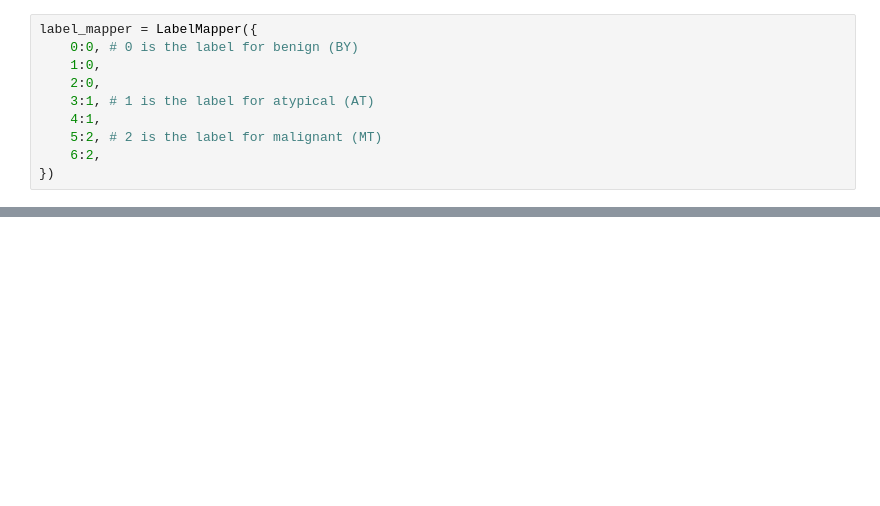
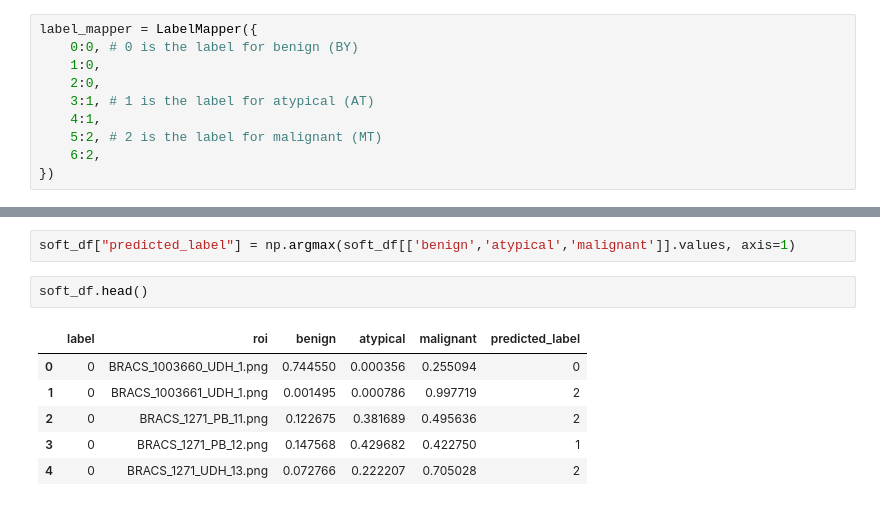
Before and after one commit to Devnetly/Breast-Cancer-Classification, a Jupyter notebook: notebooks/evaluation/resnet18.ipynb, the cells around one changed output, grey strips where cells are left out. Saved outputs shown, nothing was run; the diff lists cells and outputs as text; blank space fills up the shorter version.

```diff
--- a/notebooks/evaluation/resnet18.ipynb
+++ b/notebooks/evaluation/resnet18.ipynb
@@ -112,0 +242,11 @@ KeyboardInterrupt:
+# %%
+soft_df["predicted_label"] = np.argmax(soft_df[['benign','atypical','malignant']].values, axis=1)
+# %%
+soft_df.head()
+# %% [output]
+|  | label | roi | benign | atypical | malignant | predicted_label |
+| 0 | 0 | BRACS_1003660_UDH_1.png | 0.744550 | 0.000356 | 0.255094 | 0 |
+| 1 | 0 | BRACS_1003661_UDH_1.png | 0.001495 | 0.000786 | 0.997719 | 2 |
+| 2 | 0 | BRACS_1271_PB_11.png | 0.122675 | 0.381689 | 0.495636 | 2 |
+| 3 | 0 | BRACS_1271_PB_12.png | 0.147568 | 0.429682 | 0.422750 | 1 |
+| 4 | 0 | BRACS_1271_UDH_13.png | 0.072766 | 0.222207 | 0.705028 | 2 |
```
Also changed, not shown: parts of 32 cells of this notebook, 3 other files.
